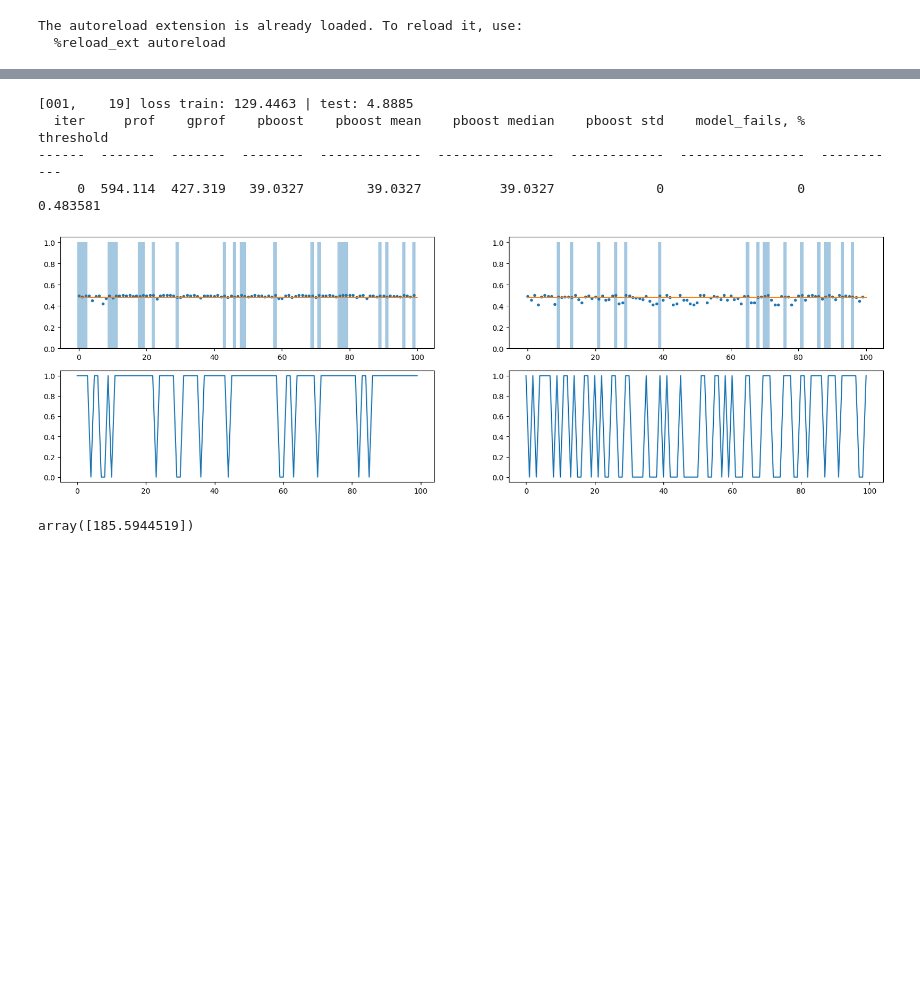
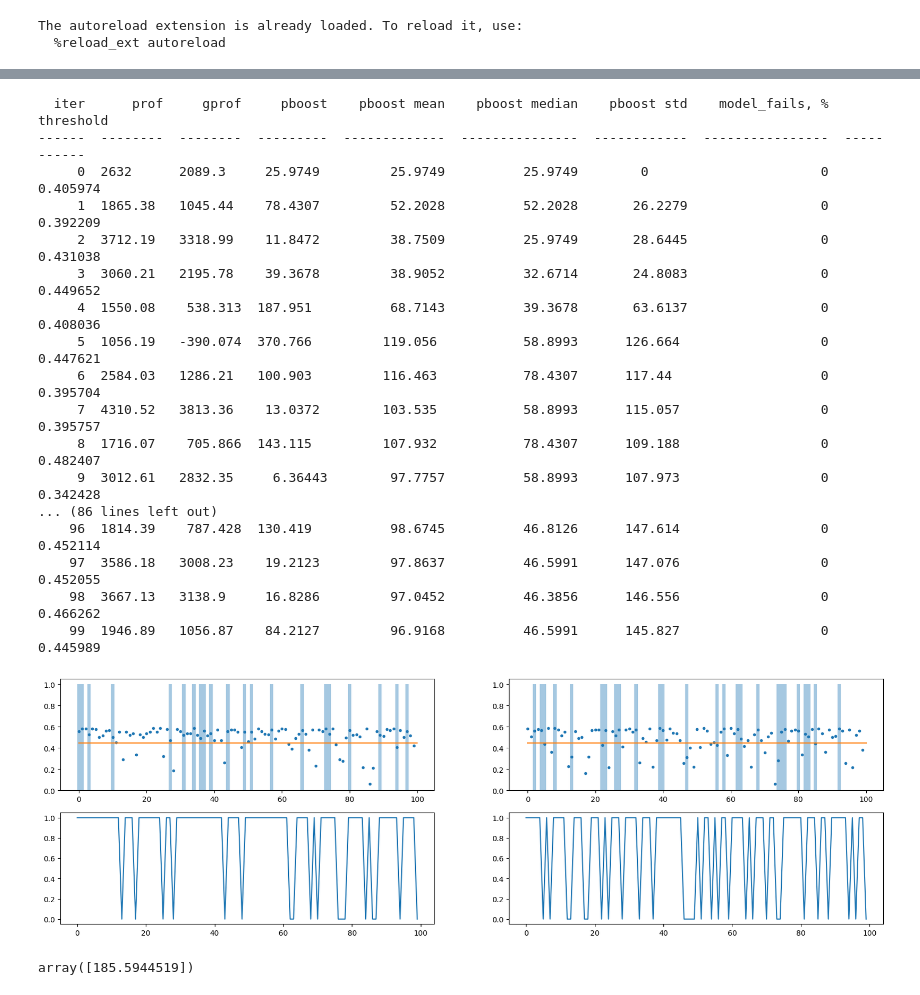
Before and after one commit to binrey/MLTR, a Jupyter notebook: train.ipynb, the cells around one changed output, grey strips where cells are left out. Drawn from its saved outputs; the diff is of its cells as text; code cells hidden in the pictures; blank space fills up the shorter version.

```diff
--- a/train.ipynb
+++ b/train.ipynb
@@ -92,9 +92,9 @@ def calc_weights2(predicts, th):
 import torch
 device = "cuda"
 
-nitrers = 1
-test_split_size = 0.02
-calc_test = True
+nitrers = 100
+test_split_size = 0.25
+calc_test = False
 id2tf = {v:k for k, v in tfdict.items()}
 
 pprofits, gprofits, metrics, table = np.zeros((3, nitrers)), np.zeros((3, nitrers)), np.zeros((2, nitrers)), []
@@ -104,7 +104,7 @@ for i in range(nitrers):
         X_train, X_test, y_train, y_test, profs_train, profs_test, tf_test = get_data(X, y, test_split_size)
     X_train = torch.tensor(X_train).float().to(device)
     X_test = torch.tensor(X_test).float().to(device)
-    model = train(X_train, y_train, X_test, y_test, batch_size=512, epochs=1, device=device, calc_test=calc_test)
+    model = train(X_train, y_train, X_test, y_test, batch_size=512, epochs=5, device=device, calc_test=calc_test)
     model.eval()
     p_test = model(X_test).detach().cpu().numpy().squeeze()[:, 0]
     p_train = model(X_train).detach().cpu().numpy().squeeze()[:, 0]
@@ -146,38 +146,51 @@ for i in range(nitrers):
         if i > 0:
             clear_output(wait=True)
         table.append([i, pprofs_sum[-1], gprofs_sum[-1], curprof_ratio,
                       prof_boost_mean, prof_boost_median, prof_boost_std, model_fails*100, threshold])
         print(tabulate(table, headers=["iter", "prof", "gprof", "pboost", "pboost mean", "pboost median", "pboost std", "model_fails, %", "threshold"]))
         print()
 
 plt.figure(figsize=(20, 6))
 plt.subplot(2, 2, 1)
 plt.plot(p_train[:100], ".")
 plt.bar(np.arange(100), y_train[:100, 0], width=[1]*100, alpha=0.4)
 plt.plot([0, 100], [threshold, threshold])
 if len(p_test):
     p_test4show = np.median(p_test, axis=0)
     plt.subplot(2, 2, 2)
     plt.plot(p_test4show[:100], ".")
     plt.bar(np.arange(100), y_test[:100, 0], width=[1]*100, alpha=0.4)
     # plt.bar(np.arange(100), profs_test[:100], width=[1]*100, alpha=0.2)
     plt.plot([0, 100], [threshold, threshold])
     plt.subplot(2, 2, 3)
     plt.plot(w_profs_train[:100])
     plt.subplot(2, 2, 4)
     plt.plot(w_profs_test[:100])
     # plt.plot(profs_test[:100]*w_profs_test[:100])
     # plt.plot(profs_test[:100], linewidth=3, alpha=0.5)
 
 
 model.set_threshold(threshold)
 torch.save(model.state_dict(), "model.pth")
 # %% [output]
-[001,    19] loss train: 129.4463 | test: 4.8885
-  iter     prof    gprof    pboost    pboost mean    pboost median    pboost std    model_fails, %    threshold
-------  -------  -------  --------  -------------  ---------------  ------------  ----------------  -----------
-     0  594.114  427.319   39.0327        39.0327          39.0327             0                 0     0.483581
+  iter      prof     gprof     pboost    pboost mean    pboost median    pboost std    model_fails, %    threshold
+------  --------  --------  ---------  -------------  ---------------  ------------  ----------------  -----------
+     0  2632      2089.3     25.9749         25.9749          25.9749        0                      0     0.405974
+     1  1865.38   1045.44    78.4307         52.2028          52.2028       26.2279                 0     0.392209
+     2  3712.19   3318.99    11.8472         38.7509          25.9749       28.6445                 0     0.431038
+     3  3060.21   2195.78    39.3678         38.9052          32.6714       24.8083                 0     0.449652
+     4  1550.08    538.313  187.951          68.7143          39.3678       63.6137                 0     0.408036
+     5  1056.19   -390.074  370.766         119.056           58.8993      126.664                  0     0.447621
+     6  2584.03   1286.21   100.903         116.463           78.4307      117.44                   0     0.395704
+     7  4310.52   3813.36    13.0372        103.535           58.8993      115.057                  0     0.395757
+     8  1716.07    705.866  143.115         107.932           78.4307      109.188                  0     0.482407
+     9  3012.61   2832.35     6.36443        97.7757          58.8993      107.973                  0     0.342428
+... (86 lines left out)
+    96  1814.39    787.428  130.419          98.6745          46.8126      147.614                  0     0.452114
+    97  3586.18   3008.23    19.2123         97.8637          46.5991      147.076                  0     0.452055
+    98  3667.13   3138.9     16.8286         97.0452          46.3856      146.556                  0     0.466262
+    99  1946.89   1056.87    84.2127         96.9168          46.5991      145.827                  0     0.445989
-[figure, old version]
+[figure, new version]
 # %%
         profs_ratio = (pprofits[:, :i+1] - gprofits[:, :i+1])/abs(gprofits[:, :i+1])*100
         curprof_ratio = (pprofits[:, i] - gprofits[:, i])/abs(gprofits[:, i])*100
```
Also changed, not shown: parts of 1 cell of this notebook, 2 other files.
